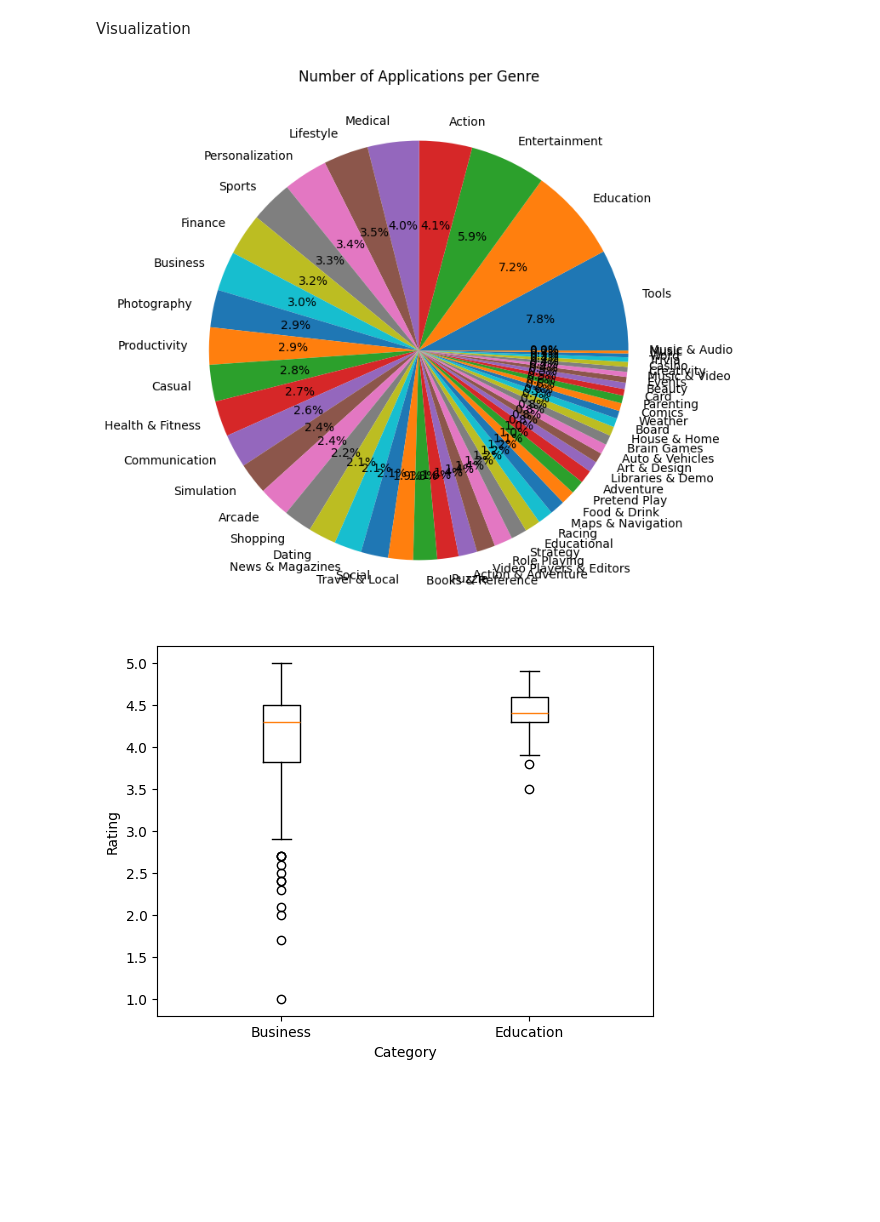
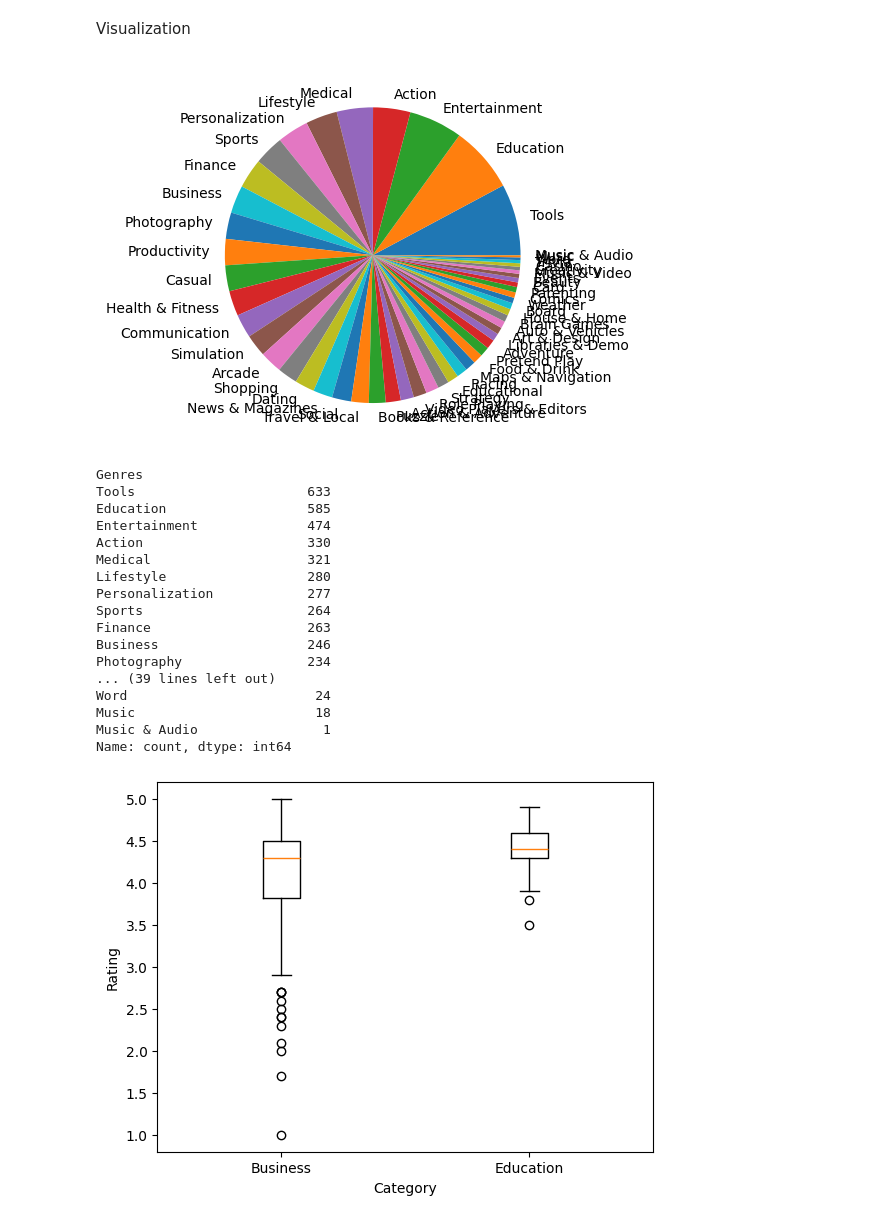
Before and after one commit to woogyeom/CS210-Assignment-3, a Jupyter notebook: Problem3.ipynb, the cells around one changed output. Drawn from its saved outputs; the diff is of its cells as text; code cells hidden in the pictures; blank space fills up the shorter version.

```diff
--- a/Problem3.ipynb
+++ b/Problem3.ipynb
@@ -127,14 +127,33 @@ from matplotlib import pyplot as plt
 # %%
 df['Genres'] = df['Genres'].apply(lambda x: [genre.strip() for genre in x.split(';')])
 df_exploded = df.explode('Genres')
 genre_counts = df_exploded['Genres'].value_counts()
 
-genre_counts.plot(kind='pie', autopct='%1.1f%%', figsize=(8, 8))
-plt.title('Number of Applications per Genre')
-plt.ylabel('')  # Remove the y-label
+genre_counts.plot(kind='pie')
+plt.ylabel('')
 plt.show()
 # %% [output]
-[figure, old version]
+[figure, new version]
+# %%
+genre_counts
+# %% [output]
+Genres
+Tools                      633
+Education                  585
+Entertainment              474
+Action                     330
+Medical                    321
+Lifestyle                  280
+Personalization            277
+Sports                     264
+Finance                    263
+Business                   246
+Photography                234
+... (39 lines left out)
+Word                        24
+Music                       18
+Music & Audio                1
+Name: count, dtype: int64
 # %%
 business_ratings = df[df['Category'].str.upper() == 'BUSINESS']['Rating']
 education_ratings = df[df['Category'].str.upper() == 'EDUCATION']['Rating']
```
